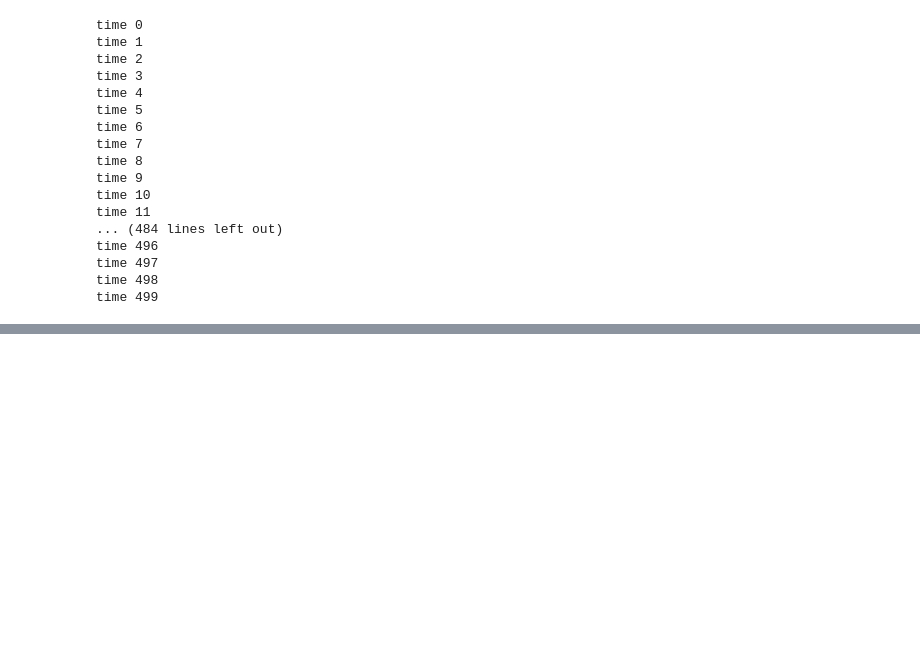
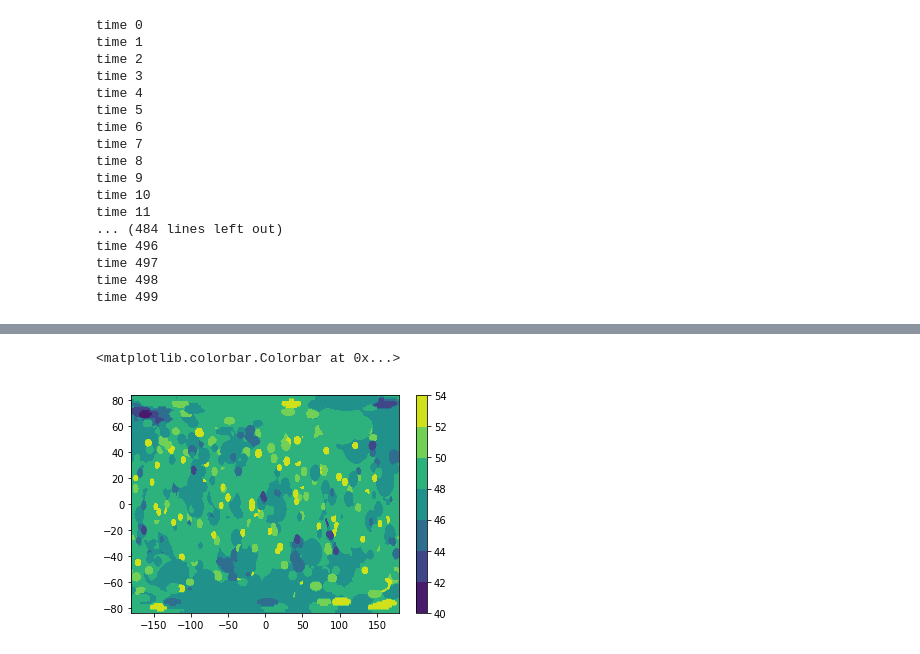
Before and after one commit to DualEarth/IMPaCS, a Jupyter notebook: impacts_prototype_with_test_case.ipynb, the cells around one changed output, grey strips where cells are left out. Saved outputs shown, nothing was run; the diff lists cells and outputs as text; code cells hidden in the pictures; blank space fills up the shorter version.

```diff
--- a/impacts_prototype_with_test_case.ipynb
+++ b/impacts_prototype_with_test_case.ipynb
@@ -374,3 +329,23 @@ plt.close()
+# %%
+n_x = egrid.londim.shape[0]
+n_y = egrid.latdim.shape[0]
+
+z = np.zeros([n_x, n_y])
+#i=0
+for i, ilon in enumerate(egrid.londim):
+    for j, ilat in enumerate(egrid.latdim):
+        grid_cell = str(round(ilon,4))+' '+str(round(ilat,4))
+        z[i, j] = np.mean(Impc.grid_cell_state[grid_cell][0:2])
+#        i+=1
+
+X, Y = np.meshgrid(egrid.londim, egrid.latdim)
+#Z = np_plot[:,2].reshape(n_y, n_x)
+
+plt.contourf(X, Y, np.transpose(z))
+plt.colorbar()
+# %% [output]
+<matplotlib.colorbar.Colorbar at 0x...>
+[figure, added]
 # %%
 ### This is only a test. I am forcing impacts at one location to test the dynamics
 ### This is only a test. I am forcing impacts at one location to test the dynamics
```
Also changed, not shown: parts of 10 cells of this notebook, 3 other files.
